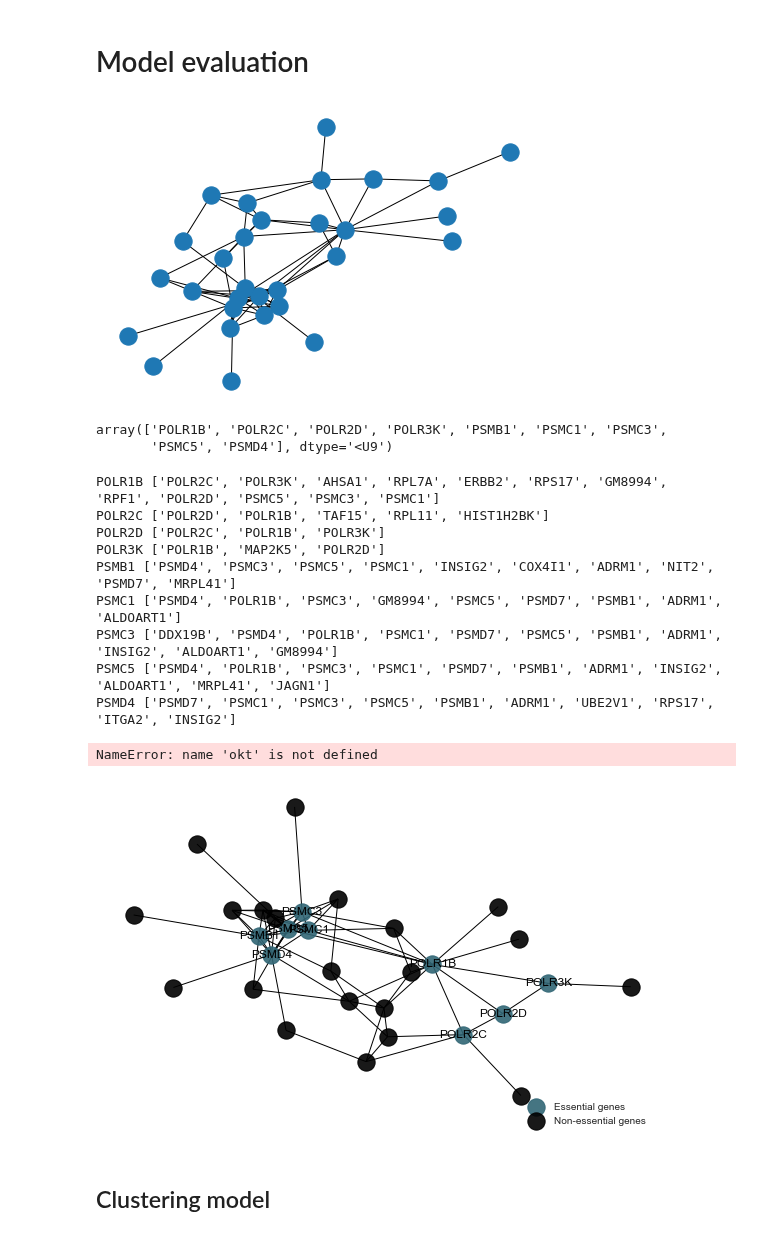
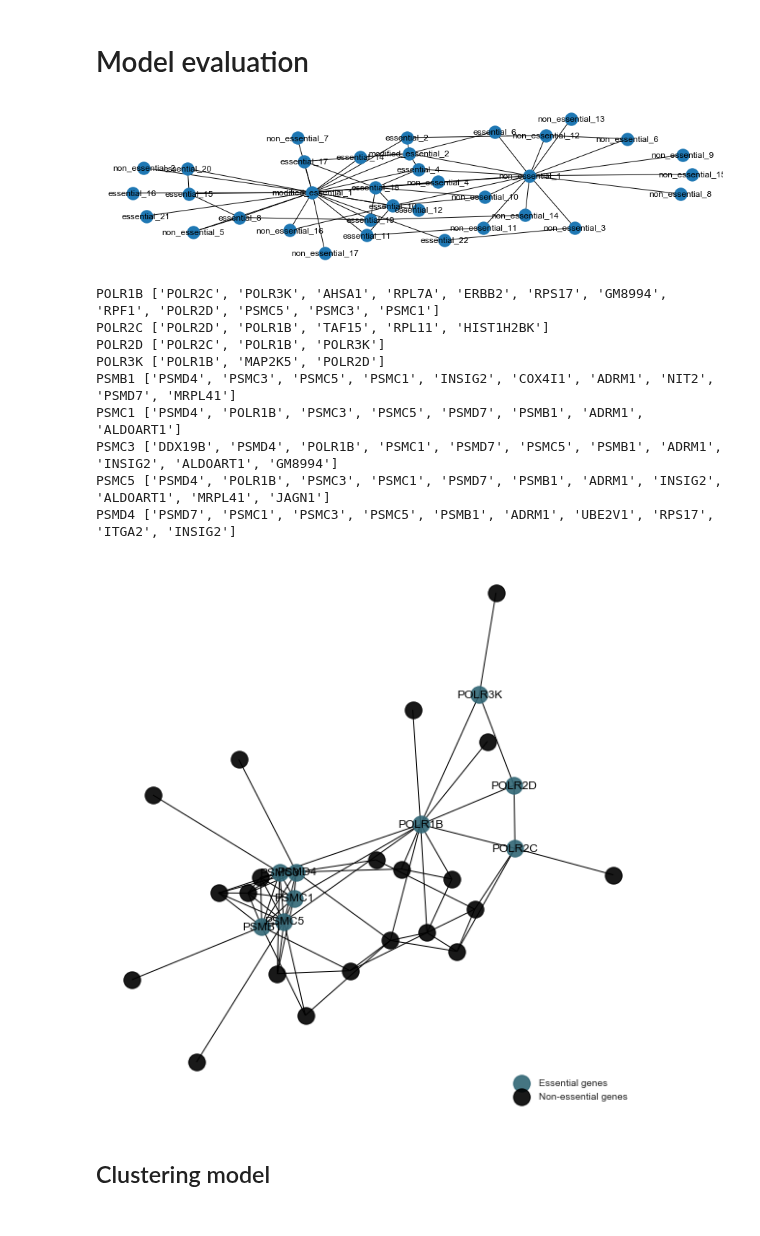
Before and after one commit to cbg-ethz/shm, a Jupyter notebook: analysis/a-structured_hierarchical_linear_models.ipynb, the cells around one changed output. Saved outputs shown, nothing was run; the diff lists cells and outputs as text; code cells hidden in the pictures.

Commit message:
Update genes to modify in artifical data

```diff
--- a/analysis/a-structured_hierarchical_linear_models.ipynb
+++ b/analysis/a-structured_hierarchical_linear_models.ipynb
@@ -74,9 +76,12 @@ suffix = "7_modified_grnas"
 readout_file = "../data_raw/simulated-large-{}-simulated_data.tsv".format(suffix)
 graph_file = "../data_raw/simulated-large-{}-graph.pickle".format(suffix)
 data_file = "../data_raw/simulated-large-{}-data.pickle".format(suffix)
+# %%
+graph_file = "../../../data_raw/simulated_full_graph.pickle"
+# %%
+G = read_graph(graph_file)
+G = G.copy()
+G.remove_edge("PSMC1", 'GM8994')
 # %%
 with open(data_file, "rb") as fh:
     data = pickle.load(fh)
-# %%
-readout = pd.read_csv(readout_file, sep="\t")
-G = read_graph("../../../data_raw/simulated_full_graph.pickle")
@@ -83,9 +91,4 @@ G = read_graph("../../../data_raw/simulated_full_graph.pickle")
 # %%
-networkx.rem(G)
+networkx.draw(G, with_labels=True)
 # %% [output]
-[figure, old version]
+[figure, new version]
-# %%
-data["essential_genes"]
-# %% [output]
-array(['POLR1B', 'POLR2C', 'POLR2D', 'POLR3K', 'PSMB1', 'PSMC1', 'PSMC3',
-       'PSMC5', 'PSMD4'], dtype='<U9')
@@ -92,6 +98,6 @@ array(['POLR1B', 'POLR2C', 'POLR2D', 'POLR3K', 'PSMB1', 'PSMC1', 'PSMC3',
 # %%
 for d in data["essential_genes"]:
-    s = networkx.neighbors(data["graph"], d)
+    s = networkx.neighbors(G, d)
     print(d, list(s))
 # %% [output]
 POLR1B ['POLR2C', 'POLR3K', 'AHSA1', 'RPL7A', 'ERBB2', 'RPS17', 'GM8994', 'RPF1', 'POLR2D', 'PSMC5', 'PSMC3', 'PSMC1']
@@ -99,31 +105,30 @@ POLR2C ['POLR2D', 'POLR1B', 'TAF15', 'RPL11', 'HIST1H2BK']
 POLR2D ['POLR2C', 'POLR1B', 'POLR3K']
 POLR3K ['POLR1B', 'MAP2K5', 'POLR2D']
 PSMB1 ['PSMD4', 'PSMC3', 'PSMC5', 'PSMC1', 'INSIG2', 'COX4I1', 'ADRM1', 'NIT2', 'PSMD7', 'MRPL41']
-PSMC1 ['PSMD4', 'POLR1B', 'PSMC3', 'GM8994', 'PSMC5', 'PSMD7', 'PSMB1', 'ADRM1', 'ALDOART1']
+PSMC1 ['PSMD4', 'POLR1B', 'PSMC3', 'PSMC5', 'PSMD7', 'PSMB1', 'ADRM1', 'ALDOART1']
 PSMC3 ['DDX19B', 'PSMD4', 'POLR1B', 'PSMC1', 'PSMD7', 'PSMC5', 'PSMB1', 'ADRM1', 'INSIG2', 'ALDOART1', 'GM8994']
 PSMC5 ['PSMD4', 'POLR1B', 'PSMC3', 'PSMC1', 'PSMD7', 'PSMB1', 'ADRM1', 'INSIG2', 'ALDOART1', 'MRPL41', 'JAGN1']
 PSMD4 ['PSMD7', 'PSMC1', 'PSMC3', 'PSMC5', 'PSMB1', 'ADRM1', 'UBE2V1', 'RPS17', 'ITGA2', 'INSIG2']
 # %%
-plt.figure(figsize=(10, 6))
-pos = networkx.spring_layout(data["graph"])
+plt.figure(figsize=(10, 10))
+pos = networkx.spring_layout(G)
 networkx.draw_networkx_nodes(
-  data["graph"], pos=pos,
+  G, pos=pos,
   nodelist=list(data['essential_genes']), node_size=300,
   node_color='#316675', font_size=15, alpha=.9, label="Essential genes")
 networkx.draw_networkx_nodes(
-  data["graph"], pos=pos,
+  G, pos=pos,
   nodelist=list(data['nonessential_genes']), node_size=300,
   node_color='black', font_size=15, alpha=.9, label="Non-essential genes")
-networkx.draw_networkx_edges(data["graph"], pos=pos)
-networkx.draw_networkx_labels(data["graph"], pos=pos,
+networkx.draw_networkx_edges(G, pos=pos)
+networkx.draw_networkx_labels(G, pos=pos,
                               labels={e: e for e in list(data['essential_genes'])})
 plt.axis('off')
 plt.legend(loc='center right', fancybox=False, framealpha=0, shadow=False,
            borderpad=1, bbox_to_anchor=(1, 0), ncol=1)
-okt.show()
+plt.show()
 # %% [output]
-NameError: name 'okt' is not defined
-[figure, old version]
+[figure, new version]
 # %% [markdown]
 ## Clustering model
 # %%
```
Also changed, not shown: parts of 3 cells of this notebook, 4 other files.
